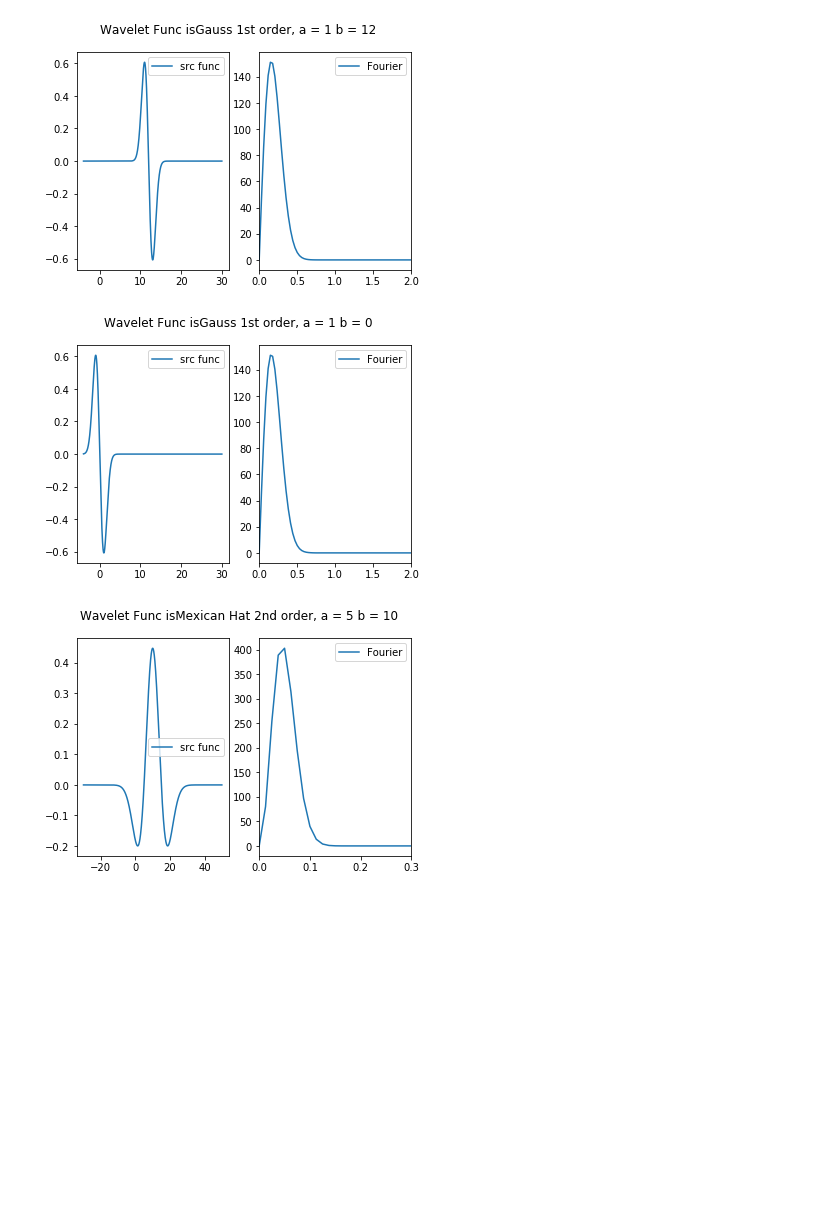
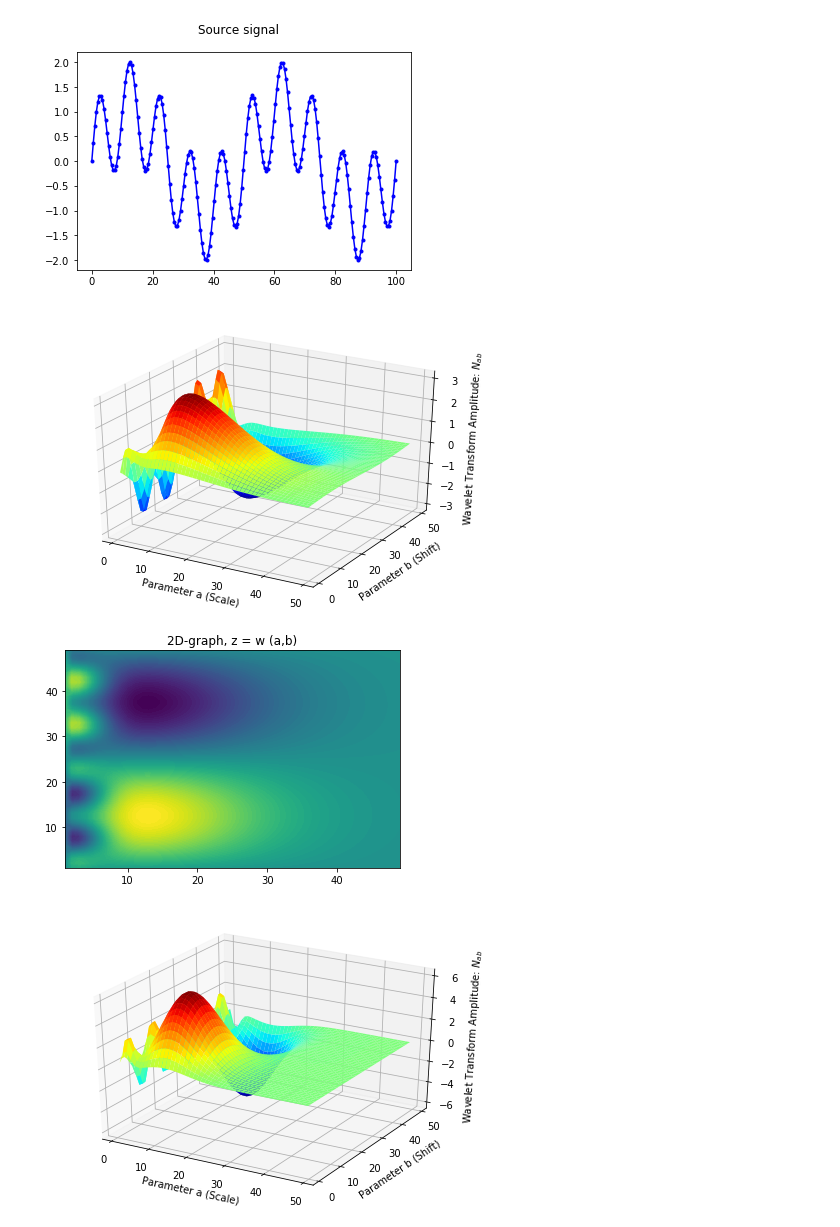
Before and after one commit to PashaIanko/Python, a Jupyter notebook: Wavelet Transform/Wavelet Transform.ipynb, the cells around one changed output. Saved outputs shown, nothing was run; the diff lists cells and outputs as text; code cells hidden in the pictures; blank space fills up the shorter version.

```diff
--- a/Wavelet Transform/Wavelet Transform.ipynb
+++ b/Wavelet Transform/Wavelet Transform.ipynb
@@ -347,8 +424,15 @@ do_wavelet([1,50], [1,50], 256, MexicanHat2ndOrder, F)
-# %%
-plot_wavelet(-4, 30, 0.01, Gauss1stOrder, 1, 12, 'Gauss 1st order', [0,2])
-plot_wavelet(-4, 30, 0.01, Gauss1stOrder, 1, 0, 'Gauss 1st order', [0,2])
-plot_wavelet(-30, 50, 0.01, MexicanHat2ndOrder, 5, 10, 'Mexican Hat 2nd order', [0,0.3])
-# %% [output]
-[figure, removed]
-[figure, removed]
-[figure, removed]
+# %%
+def Sum_sin(t):
+    return sin(2*pi*t/10)+sin(2*pi*t/50)
+
+Func = Sum_sin
+plot_src_func(Func, 0, 100, 0.5, 'Source signal')
+do_wavelet([1,50], [1,50], 256, DOG, Func)
+do_wavelet([1,50], [1,50], 256, MexicanHat2ndOrder, Func)
+do_wavelet([1,50], [1,50], 256, Gauss1stOrder, Func)
+#do_wavelet([1,50], [1,50], 256, LittlewoodPaley, Func)
+# %% [output]
+[figure, added]
+[figure, added]
+[figure, added]
+[figure, added]
```
Also changed, not shown: parts of 10 cells of this notebook.
